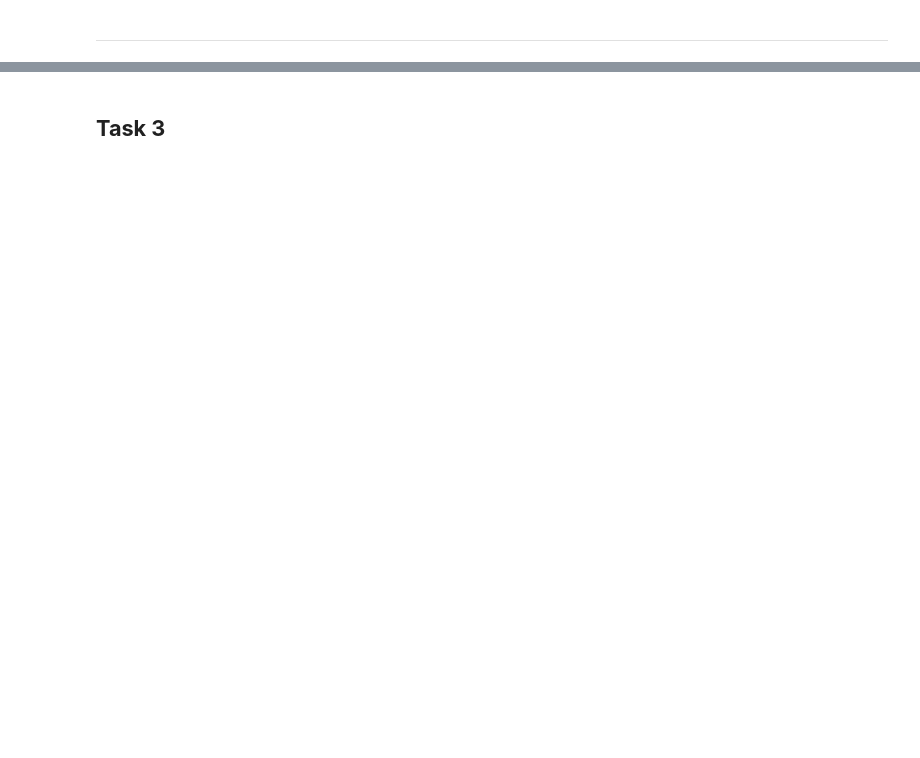
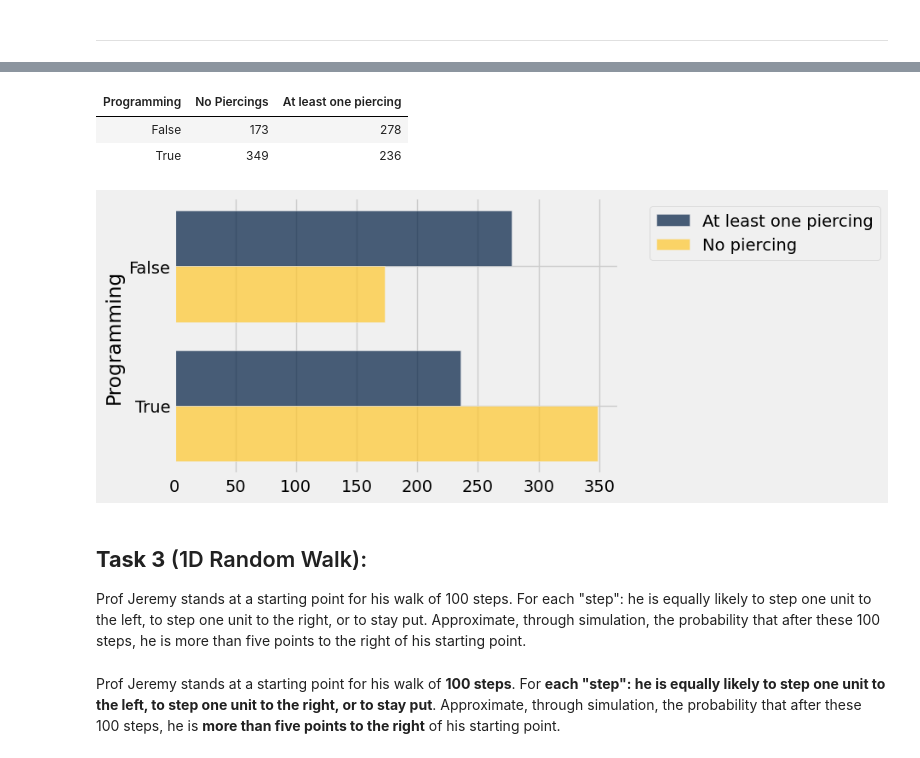
Before and after one commit to data-8/materials-fa24, a Jupyter notebook: lec/lec22/lec22.ipynb, the cells around one changed output, grey strips where cells are left out. Saved outputs shown, nothing was run; the diff lists cells and outputs as text; code cells hidden in the pictures; blank space fills up the shorter version.

```diff
--- a/lec/lec22/lec22.ipynb
+++ b/lec/lec22/lec22.ipynb
@@ -33,2 +91,22 @@ welcome_survey = welcome_survey.with_columns('Piercing?', welcome_survey.column(
+# %%
+welcome_survey.pivot('Piercing?',
+                     'Programming').relabeled('False','No Piercings').relabeled('True','At least one piercing')
+# %% [output]
+| Programming | No Piercings | At least one piercing |
+| False | 173 | 278 |
+| True | 349 | 236 |
+# %%
+pp_pivot = welcome_survey.pivot('Piercing?',
+                     'Programming')
+
+Table().with_columns('Programming', pp_pivot.column(0),
+                     'At least one piercing', pp_pivot.column(2),
+                     'No piercing', pp_pivot.column(1)).barh(0)
+# %% [output]
+[figure, added]
 # %% [markdown]
-## **Task 3**
+## **Task 3** (1D Random Walk):
+
+Prof Jeremy stands at a starting point for his walk of 100 steps. For each "step": he is equally likely to step one unit to the left, to step one unit to the right, or to stay put. Approximate, through simulation, the probability that after these 100 steps, he is more than five points to the right of his starting point.
+# %% [markdown]
+Prof Jeremy stands at a starting point for his walk of **100 steps**. For **each "step": he is equally likely to step one unit to the left, to step one unit to the right, or to stay put**. Approximate, through simulation, the probability that after these 100 steps, he is **more than five points to the right** of his starting point.
```
Also changed, not shown: parts of 17 cells of this notebook, 2 other files.
